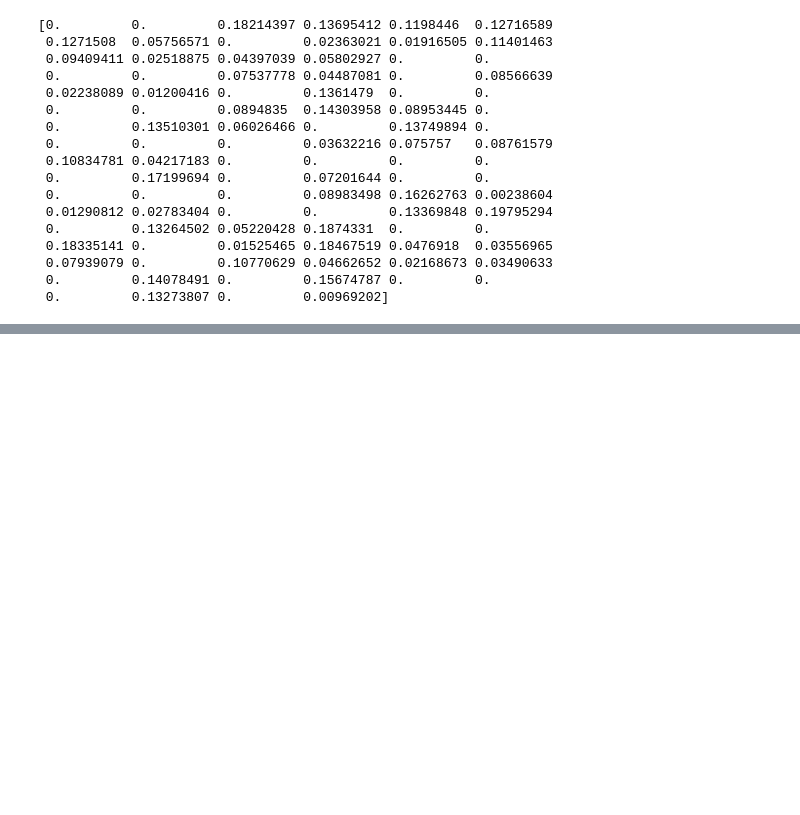
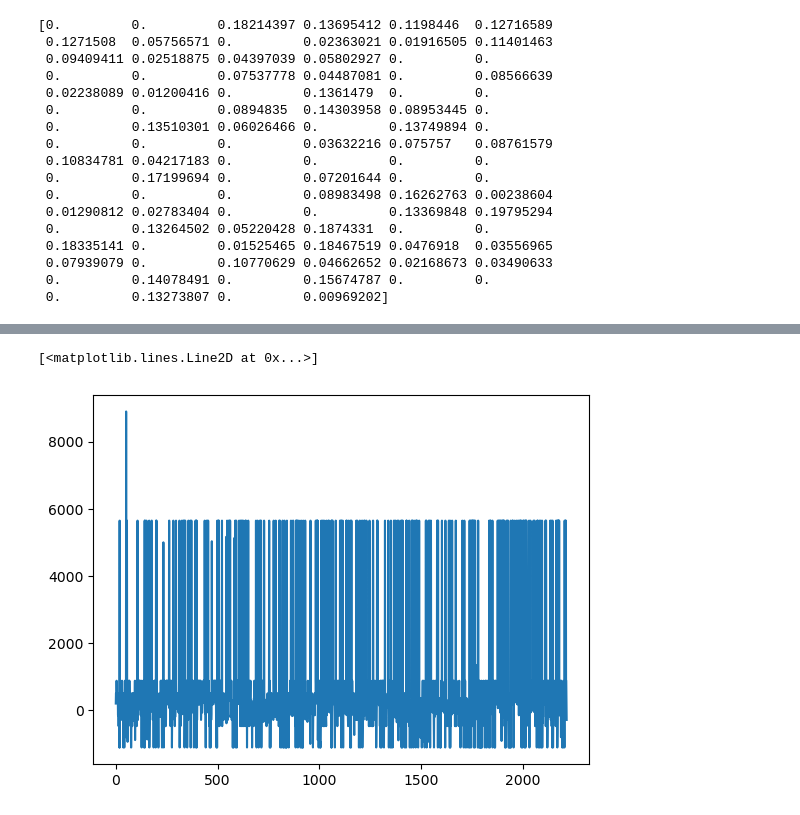
Before and after one commit to seai-lab/PyGBS, a Jupyter notebook: sanity_check.ipynb, the cells around one changed output, grey strips where cells are left out. Cells and saved outputs as stored; diff of their text form; code cells hidden in the pictures; blank space fills up the shorter version.

```diff
--- a/sanity_check.ipynb
+++ b/sanity_check.ipynb
@@ -137,0 +329,5 @@ print(logodds - logodds_bins)
+# %%
+plt.plot(loss.mean_lookup)
+# %% [output]
+[<matplotlib.lines.Line2D at 0x...>]
+[figure, added]
```
Also changed, not shown: parts of 57 cells of this notebook, 12 other files.
